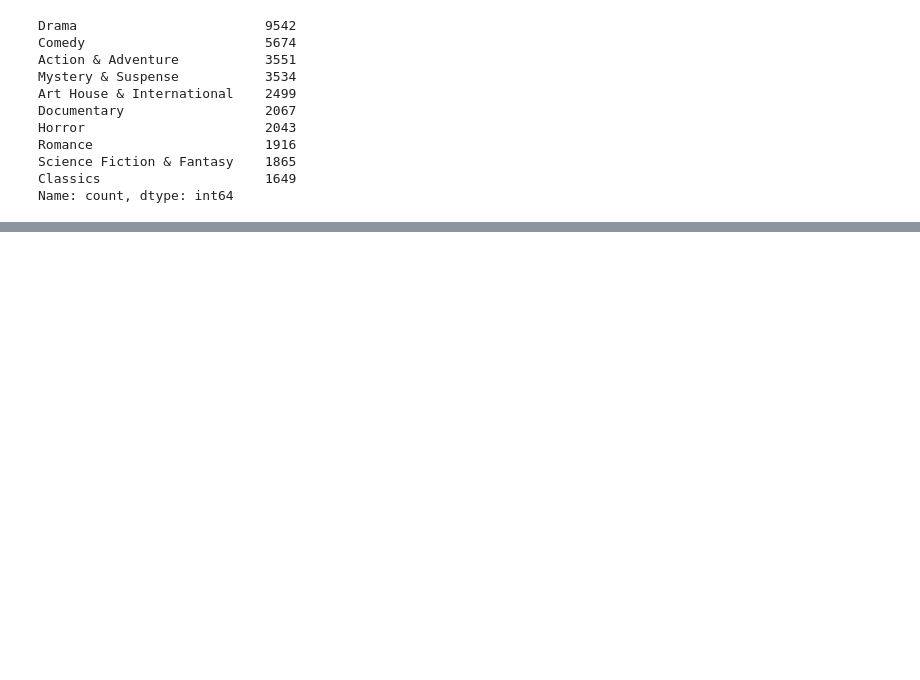
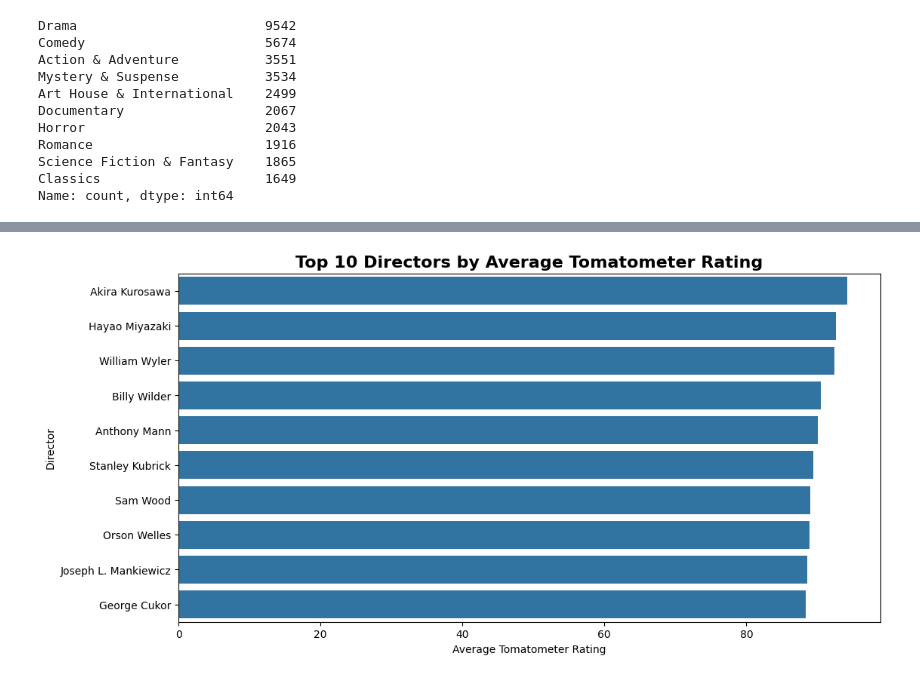
Before and after one commit to nice-bills/Rotten-Tomatoes-Analysis, a Jupyter notebook: movie_review.ipynb, the cells around one changed output, grey strips where cells are left out. Drawn from its saved outputs; the diff is of its cells as text; code cells hidden in the pictures; blank space fills up the shorter version.

```diff
--- a/movie_review.ipynb
+++ b/movie_review.ipynb
@@ -68,3 +55,13 @@ Romance                      1916
 Science Fiction & Fantasy    1865
 Classics                     1649
 Name: count, dtype: int64
+# %%
+# Calculating the average tomatometer rating for each director
+director_ratings = rotten_tomatoes.groupby("directors")["tomatometer_rating"].agg(["mean", "count"]).reset_index()
+# Filtering directors with at least 10 movies
+director_ratings = director_ratings[director_ratings["count"] >= 10]
+# Sorting the directors by average rating in descending order
+director_ratings = director_ratings.sort_values("mean", ascending= False)
+
+print("Top 10 Directors by Average Tomatometer Rating ")
+print(director_ratings.head(10))
@@ -70,0 +81,9 @@ Name: count, dtype: int64
+# %%
+# Creating a bar plot to visualize the top 10 directors by average tomatometer rating
+plt.figure(figsize= (12,6))
+sns.barplot(x= "mean", y= "directors", data= director_ratings.head(10))
+plt.title("Top 10 Directors by Average Tomatometer Rating", fontsize= 16, fontweight= "bold")
+plt.xlabel("Average Tomatometer Rating")
+plt.ylabel("Director");
+# %% [output]
+[figure, added]
```
Also changed, not shown: parts of 6 cells of this notebook.
